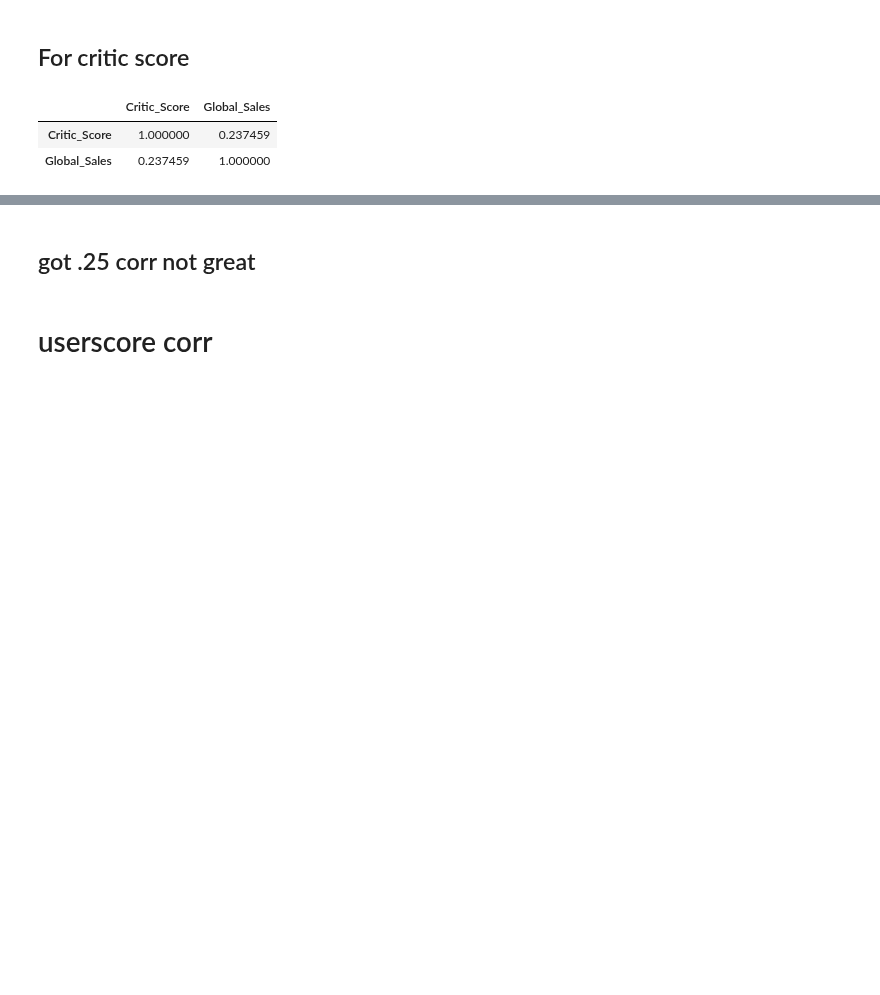
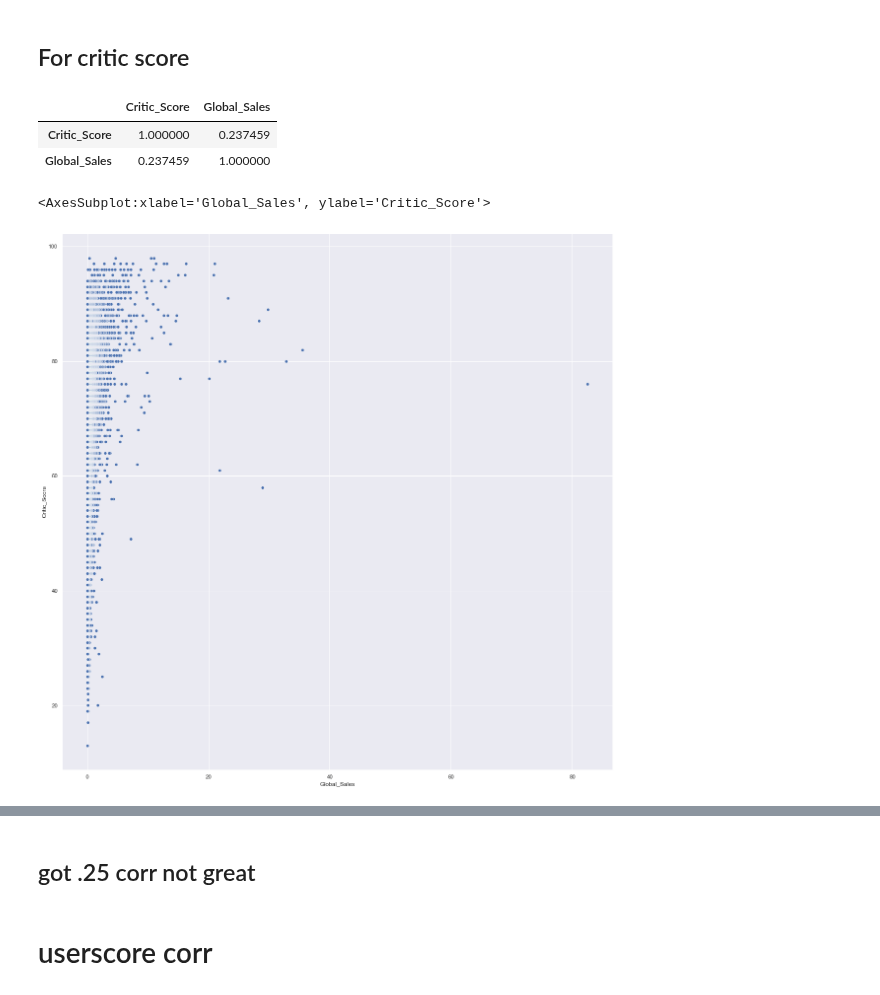
Before and after one commit to jin-qingyang/sc1015_mini_project, a Jupyter notebook: project_version2.ipynb, the cells around one changed output, grey strips where cells are left out. Drawn from its saved outputs; the diff is of its cells as text; code cells hidden in the pictures; blank space fills up the shorter version.

Commit message:
add scatter plot

```diff
--- a/project_version2.ipynb
+++ b/project_version2.ipynb
@@ -253,6 +253,12 @@ scoreSales.corr()
 |  | Critic_Score | Global_Sales |
 | Critic_Score | 1.000000 | 0.237459 |
 | Global_Sales | 0.237459 | 1.000000 |
+# %%
+plt.figure(figsize=(20, 20))
+sb.scatterplot(videoGamesSelectedCleaned, y = "Critic_Score", x = "Global_Sales")
+# %% [output]
+<AxesSubplot:xlabel='Global_Sales', ylabel='Critic_Score'>
+[figure, added]
 # %%
 sb.kdeplot(data=scoreSales['Critic_Score'])
 # %% [output]
```
Also changed, not shown: parts of 4 cells of this notebook.
